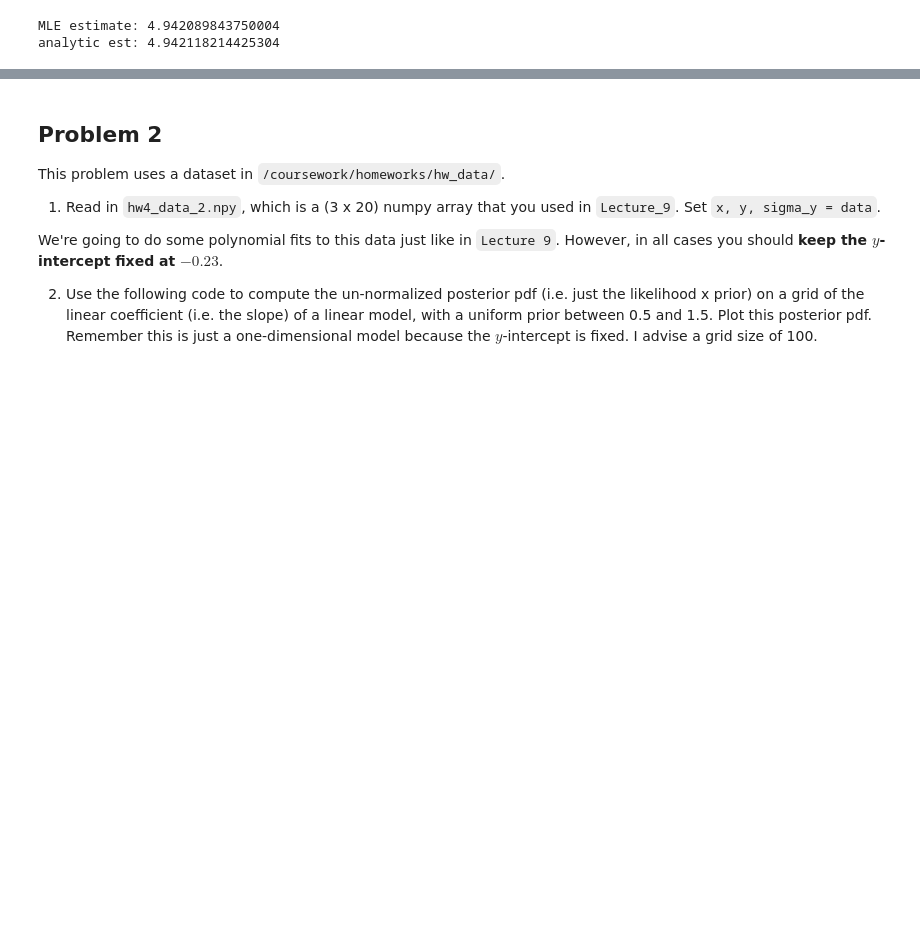
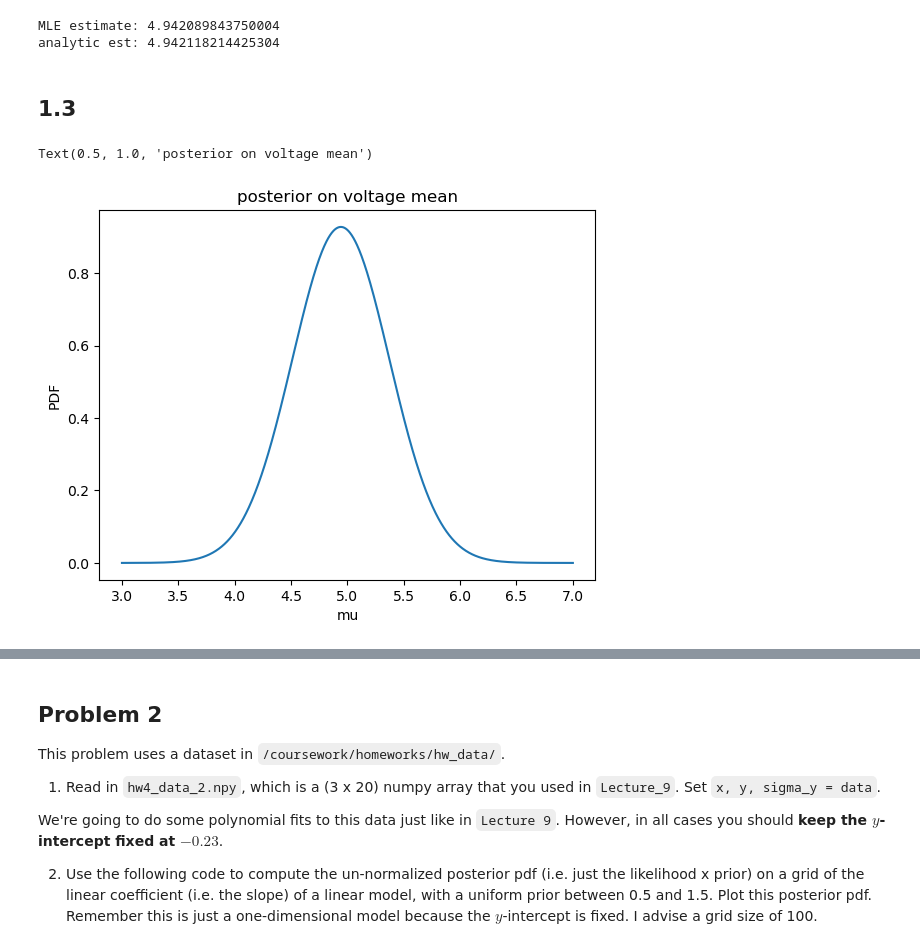
Before and after one commit to VanderbiltAstronomy/astr_8070_s24, a Jupyter notebook: coursework/student_folders/levi_schult/hws/vu_astr8070_s24_hw4_levischult.ipynb, the cells around one changed output, grey strips where cells are left out. Saved outputs shown, nothing was run; the diff lists cells and outputs as text; code cells hidden in the pictures; blank space fills up the shorter version.

```diff
--- a/coursework/student_folders/levi_schult/hws/vu_astr8070_s24_hw4_levischult.ipynb
+++ b/coursework/student_folders/levi_schult/hws/vu_astr8070_s24_hw4_levischult.ipynb
@@ -114,3 +121,29 @@ print(f'analytic est: {data1mu_an}')
 # %% [output]
 MLE estimate: 4.942089843750004
 analytic est: 4.942118214425304
+# %% [markdown]
+## 1.3
+# %%
+# LSS defining prior
+
+def mu1prior1(x):
+    return uniform(loc=3, scale=4).pdf(x)
+
+# LSS making mu grid
+mugrid = np.linspace(3, 7, 1000)
+
+# LSS calculating posterior
+posterior_prior1 = np.zeros((1000))
+for i in range(1000):
+    posterior_prior1[i] =np.exp(-neglnlik(mugrid[i], data=data1[:,0], uncert=data1[:, 1]))*mu1prior1(mugrid[i])
+
+# LSS normalizing
+posterior_prior1 = posterior_prior1 / (np.sum(posterior_prior1)*(mugrid[1]-mugrid[0]))
+# %%
+plt.plot(mugrid, posterior_prior1)
+plt.xlabel('mu')
+plt.ylabel('PDF')
+plt.title('posterior on voltage mean')
+# %% [output]
+Text(0.5, 1.0, 'posterior on voltage mean')
+[figure, added]
```
Also changed, not shown: parts of 21 cells of this notebook.
